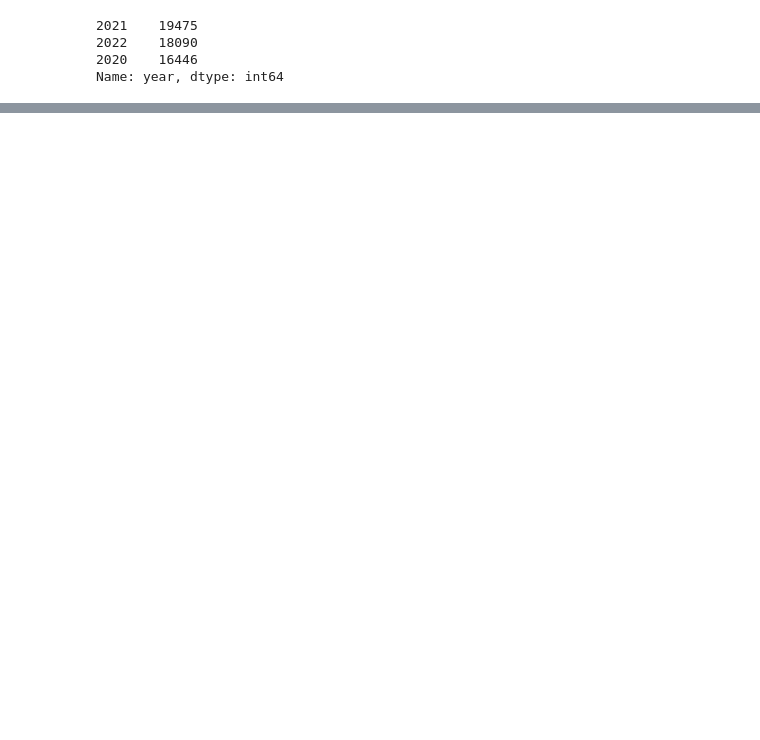
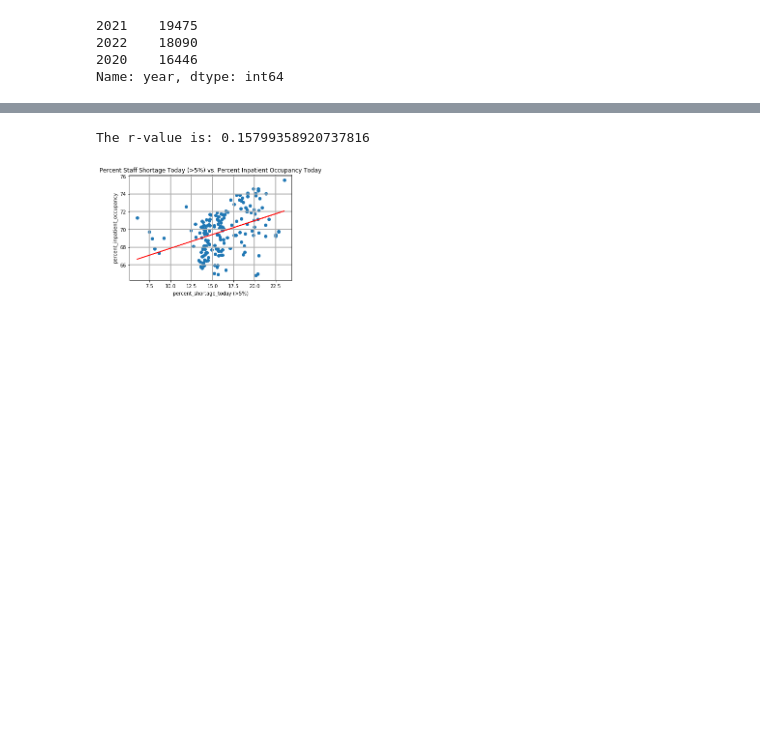
Before and after one commit to nkeplinger/healthcare_module7, a Jupyter notebook: nicolette_code_in_progress.ipynb, the cells around one changed output, grey strips where cells are left out. Saved outputs shown, nothing was run; the diff lists cells and outputs as text; code cells hidden in the pictures; blank space fills up the shorter version.

```diff
--- a/nicolette_code_in_progress.ipynb
+++ b/nicolette_code_in_progress.ipynb
@@ -281,0 +308,34 @@ date_2022_group_df.to_csv('date_2022_group_df.csv')
+# %%
+# Create a DataFrame with the percent shortage >= 5%)
+date_2020_group_df_g5 = date_2020_group_df.loc[date_2020_group_df['percent_shortage_today'] >=5 , :]
+
+# Display scatter plot with similar data filtered
+x_values_g5 = date_2020_group_df_g5['percent_shortage_today']
+y_values_g5 = date_2020_group_df_g5['percent_inpatient_occupancy']
+plt.scatter(x_values_g5,y_values_g5)
+
+# Incorporate the other graph properties
+plt.title("Percent Staff Shortage Today (>5%) vs. Percent Inpatient Occupancy Today")
+plt.xlabel('percent_shortage_today (>5%)')
+plt.ylabel('percent_inpatient_occupancy')
+# add dot size and color outline
+plt.grid(linestyle='-', linewidth=2)
+
+(slope, intercept, rvalue, pvalue, stderr) = stats.linregress(x_values_g5, y_values_g5)
+regress_values = x_values_g5 * slope + intercept
+line_eq = "y = " + str(round(slope,2)) + "x +" + str(round(intercept,2))
+
+
+plt.plot(x_values_g5,regress_values,"r-")
+# Label plot and annotate the line equation
+
+plt.annotate(line_eq,(20,15),fontsize=15,color="red")
+
+print(f"The r-value is: {rvalue**2}")
+
+# Show plot
+plt.tight_layout()
+plt.show()
+# %% [output]
+The r-value is: 0.15799358920737816
+[figure, added]
```
Also changed, not shown: parts of 10 cells of this notebook.
